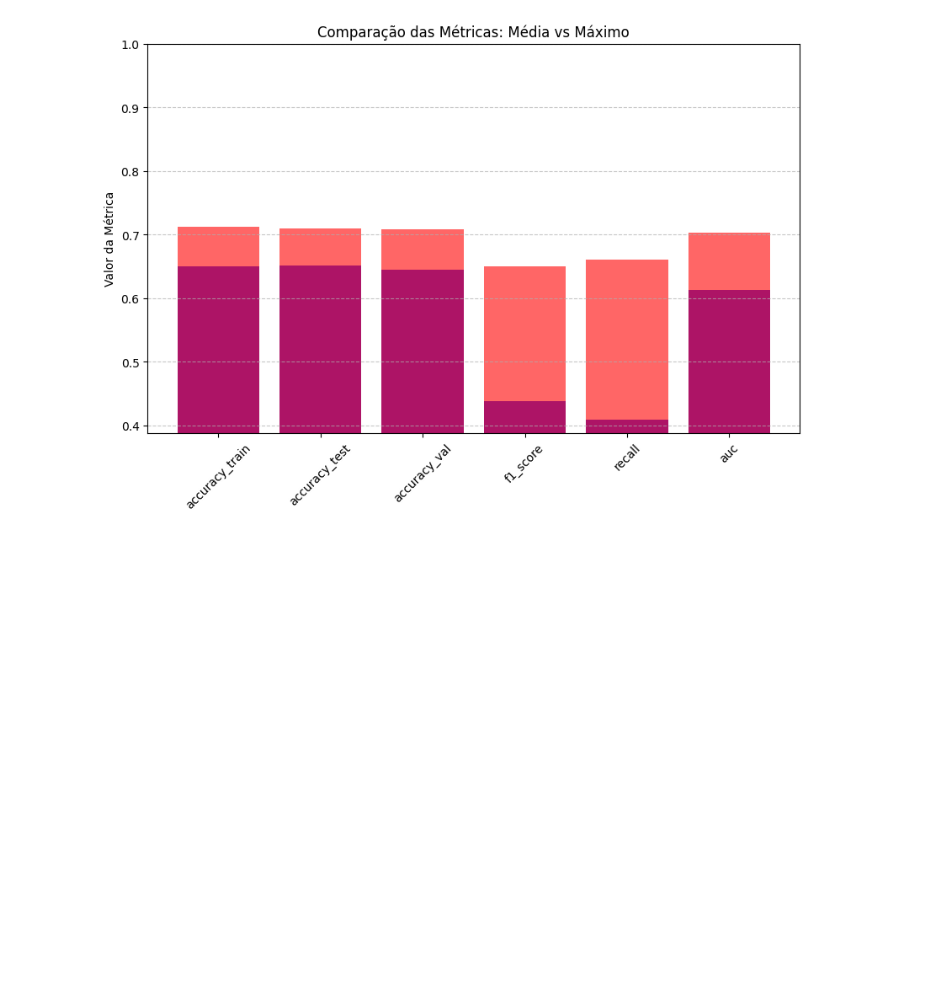
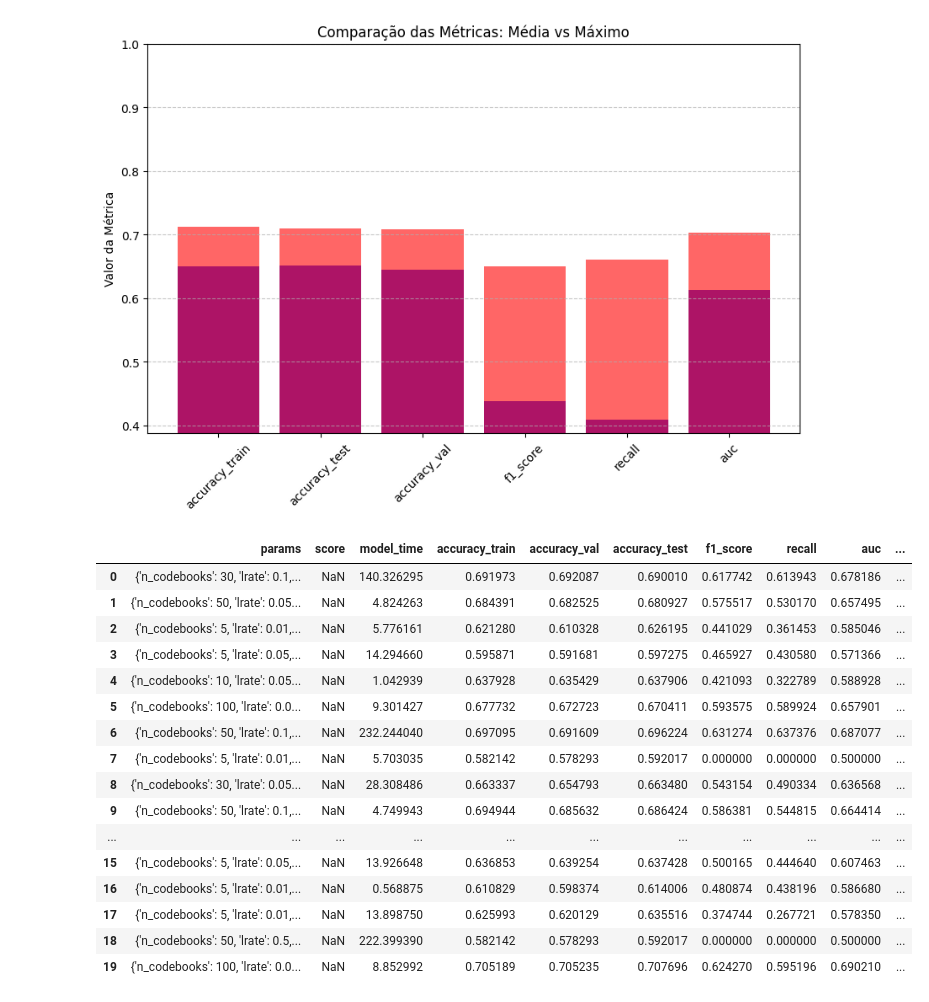
Before and after one commit to GuilhermeMaciel75/SI5-ELEC2, a Jupyter notebook: notebooks/04-Variacao_Parametrica/lvq.ipynb, the cells around one changed output. Cells and saved outputs as stored; diff of their text form; code cells hidden in the pictures; blank space fills up the shorter version.

```diff
--- a/notebooks/04-Variacao_Parametrica/lvq.ipynb
+++ b/notebooks/04-Variacao_Parametrica/lvq.ipynb
@@ -370,4 +370,23 @@ UFuncTypeError: ufunc 'subtract' did not contain a loop with signature matching
 [figure]
 [figure]
 # %%
-cv.to_csv('/home/guilhermemaciel/Área de Trabalho/SI5-ELEC2/data/results/lvq_cv.csv', index=False)
+df = pd.read_csv('/home/guilhermemaciel/Área de Trabalho/SI5-ELEC2/data/results/lvq.csv')
+df
+# %% [output]
+|  | params | score | model_time | accuracy_train | accuracy_val | accuracy_test | f1_score | recall | auc | ... |
+| 0 | {'n_codebooks': 30, 'lrate': 0.1,... | NaN | 140.326295 | 0.691973 | 0.692087 | 0.690010 | 0.617742 | 0.613943 | 0.678186 | ... |
+| 1 | {'n_codebooks': 50, 'lrate': 0.05... | NaN | 4.824263 | 0.684391 | 0.682525 | 0.680927 | 0.575517 | 0.530170 | 0.657495 | ... |
+| 2 | {'n_codebooks': 5, 'lrate': 0.01,... | NaN | 5.776161 | 0.621280 | 0.610328 | 0.626195 | 0.441029 | 0.361453 | 0.585046 | ... |
+| 3 | {'n_codebooks': 5, 'lrate': 0.05,... | NaN | 14.294660 | 0.595871 | 0.591681 | 0.597275 | 0.465927 | 0.430580 | 0.571366 | ... |
+| 4 | {'n_codebooks': 10, 'lrate': 0.05... | NaN | 1.042939 | 0.637928 | 0.635429 | 0.637906 | 0.421093 | 0.322789 | 0.588928 | ... |
+| 5 | {'n_codebooks': 100, 'lrate': 0.0... | NaN | 9.301427 | 0.677732 | 0.672723 | 0.670411 | 0.593575 | 0.589924 | 0.657901 | ... |
+| 6 | {'n_codebooks': 50, 'lrate': 0.1,... | NaN | 232.244040 | 0.697095 | 0.691609 | 0.696224 | 0.631274 | 0.637376 | 0.687077 | ... |
+| 7 | {'n_codebooks': 5, 'lrate': 0.01,... | NaN | 5.703035 | 0.582142 | 0.578293 | 0.592017 | 0.000000 | 0.000000 | 0.500000 | ... |
+| 8 | {'n_codebooks': 30, 'lrate': 0.05... | NaN | 28.308486 | 0.663337 | 0.654793 | 0.663480 | 0.543154 | 0.490334 | 0.636568 | ... |
+| 9 | {'n_codebooks': 50, 'lrate': 0.1,... | NaN | 4.749943 | 0.694944 | 0.685632 | 0.686424 | 0.586381 | 0.544815 | 0.664414 | ... |
+| ... | ... | ... | ... | ... | ... | ... | ... | ... | ... | ... |
+| 15 | {'n_codebooks': 5, 'lrate': 0.05,... | NaN | 13.926648 | 0.636853 | 0.639254 | 0.637428 | 0.500165 | 0.444640 | 0.607463 | ... |
+| 16 | {'n_codebooks': 5, 'lrate': 0.01,... | NaN | 0.568875 | 0.610829 | 0.598374 | 0.614006 | 0.480874 | 0.438196 | 0.586680 | ... |
+| 17 | {'n_codebooks': 5, 'lrate': 0.01,... | NaN | 13.898750 | 0.625993 | 0.620129 | 0.635516 | 0.374744 | 0.267721 | 0.578350 | ... |
+| 18 | {'n_codebooks': 50, 'lrate': 0.5,... | NaN | 222.399390 | 0.582142 | 0.578293 | 0.592017 | 0.000000 | 0.000000 | 0.500000 | ... |
+| 19 | {'n_codebooks': 100, 'lrate': 0.0... | NaN | 8.852992 | 0.705189 | 0.705235 | 0.707696 | 0.624270 | 0.595196 | 0.690210 | ... |
```
Also changed, not shown: parts of 11 cells of this notebook.
